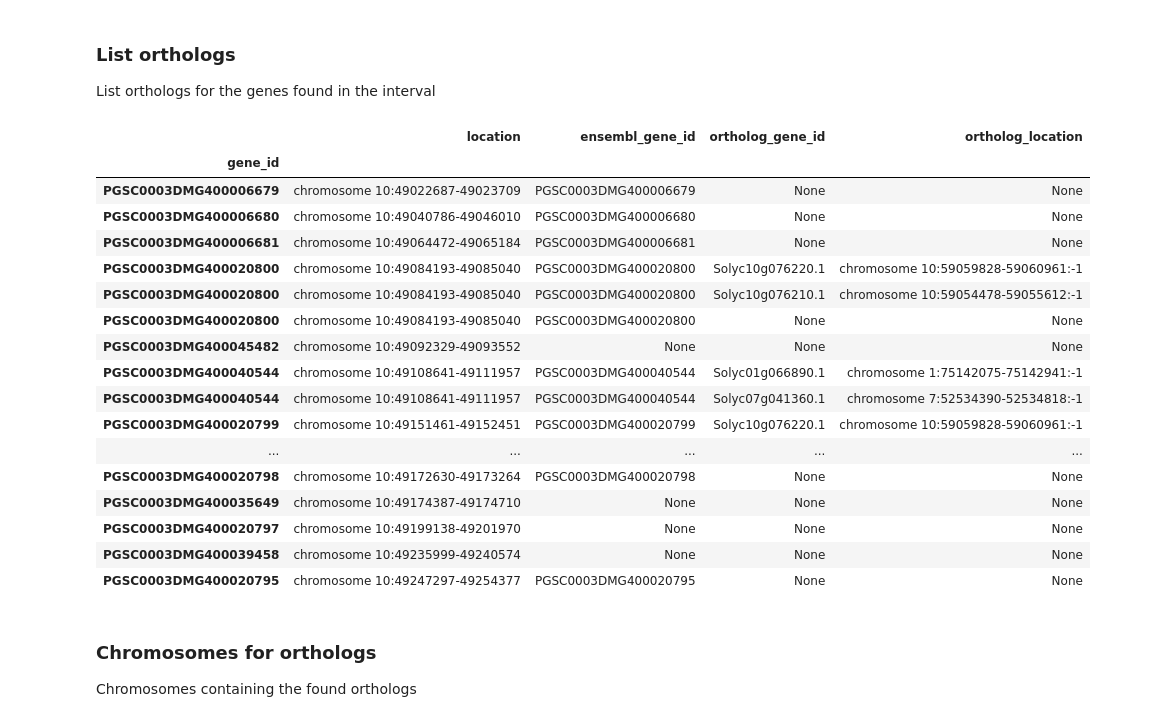
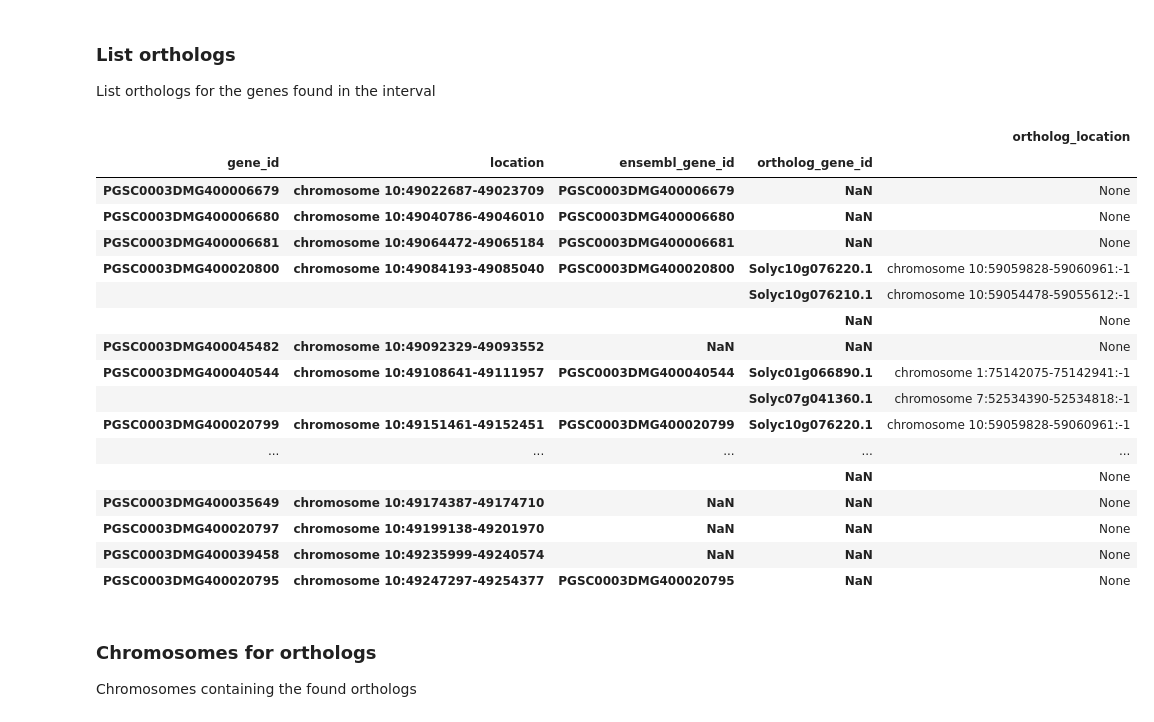
Before and after one commit to candYgene/queries, a Jupyter notebook: jupyter/QTL_fruitshape_orthologs.ipynb, the cells around one changed output. Saved outputs shown, nothing was run; the diff lists cells and outputs as text; code cells hidden in the pictures.

Commit message:
grouping in display

```diff
--- a/jupyter/QTL_fruitshape_orthologs.ipynb
+++ b/jupyter/QTL_fruitshape_orthologs.ipynb
@@ -127,27 +137,30 @@ display(genesT.groupby(["gene_id"]).agg(aggregations))
 # %% [markdown]
 ### List orthologs
 List orthologs for the genes found in the interval
-# %%
-display(genesP[["location","ensembl_gene_id","ortholog_gene_id","ortholog_location"]])
-# %% [output]
-|  | location | ensembl_gene_id | ortholog_gene_id | ortholog_location |
-| gene_id |  |  |  |  |
-| PGSC0003DMG400006679 | chromosome 10:49022687-49023709 | PGSC0003DMG400006679 | None | None |
-| PGSC0003DMG400006680 | chromosome 10:49040786-49046010 | PGSC0003DMG400006680 | None | None |
-| PGSC0003DMG400006681 | chromosome 10:49064472-49065184 | PGSC0003DMG400006681 | None | None |
-| PGSC0003DMG400020800 | chromosome 10:49084193-49085040 | PGSC0003DMG400020800 | Solyc10g076220.1 | chromosome 10:59059828-59060961:-1 |
-| PGSC0003DMG400020800 | chromosome 10:49084193-49085040 | PGSC0003DMG400020800 | Solyc10g076210.1 | chromosome 10:59054478-59055612:-1 |
-| PGSC0003DMG400020800 | chromosome 10:49084193-49085040 | PGSC0003DMG400020800 | None | None |
-| PGSC0003DMG400045482 | chromosome 10:49092329-49093552 | None | None | None |
-| PGSC0003DMG400040544 | chromosome 10:49108641-49111957 | PGSC0003DMG400040544 | Solyc01g066890.1 | chromosome 1:75142075-75142941:-1 |
-| PGSC0003DMG400040544 | chromosome 10:49108641-49111957 | PGSC0003DMG400040544 | Solyc07g041360.1 | chromosome 7:52534390-52534818:-1 |
-| PGSC0003DMG400020799 | chromosome 10:49151461-49152451 | PGSC0003DMG400020799 | Solyc10g076220.1 | chromosome 10:59059828-59060961:-1 |
-| ... | ... | ... | ... | ... |
-| PGSC0003DMG400020798 | chromosome 10:49172630-49173264 | PGSC0003DMG400020798 | None | None |
-| PGSC0003DMG400035649 | chromosome 10:49174387-49174710 | None | None | None |
-| PGSC0003DMG400020797 | chromosome 10:49199138-49201970 | None | None | None |
-| PGSC0003DMG400039458 | chromosome 10:49235999-49240574 | None | None | None |
-| PGSC0003DMG400020795 | chromosome 10:49247297-49254377 | PGSC0003DMG400020795 | None | None |
+# %%
+#display(genesP[["location","ensembl_gene_id","ortholog_gene_id","ortholog_location"]])
+import pandas as pd
+index=pd.MultiIndex.from_tuples([tuple(x) for x in genesP[["location","ensembl_gene_id", "ortholog_gene_id"]].to_records()], names=["gene_id", "location", "ensembl_gene_id", "ortholog_gene_id"])
+display(genesP.set_index(index)[["ortholog_location"]])
+# %% [output]
+|  |  |  |  | ortholog_location |
+| gene_id | location | ensembl_gene_id | ortholog_gene_id |  |
+| PGSC0003DMG400006679 | chromosome 10:49022687-49023709 | PGSC0003DMG400006679 | NaN | None |
+| PGSC0003DMG400006680 | chromosome 10:49040786-49046010 | PGSC0003DMG400006680 | NaN | None |
+| PGSC0003DMG400006681 | chromosome 10:49064472-49065184 | PGSC0003DMG400006681 | NaN | None |
+| PGSC0003DMG400020800 | chromosome 10:49084193-49085040 | PGSC0003DMG400020800 | Solyc10g076220.1 | chromosome 10:59059828-59060961:-1 |
+|  |  |  | Solyc10g076210.1 | chromosome 10:59054478-59055612:-1 |
+|  |  |  | NaN | None |
+| PGSC0003DMG400045482 | chromosome 10:49092329-49093552 | NaN | NaN | None |
+| PGSC0003DMG400040544 | chromosome 10:49108641-49111957 | PGSC0003DMG400040544 | Solyc01g066890.1 | chromosome 1:75142075-75142941:-1 |
+|  |  |  | Solyc07g041360.1 | chromosome 7:52534390-52534818:-1 |
+| PGSC0003DMG400020799 | chromosome 10:49151461-49152451 | PGSC0003DMG400020799 | Solyc10g076220.1 | chromosome 10:59059828-59060961:-1 |
+| ... | ... | ... | ... | ... |
+|  |  |  | NaN | None |
+| PGSC0003DMG400035649 | chromosome 10:49174387-49174710 | NaN | NaN | None |
+| PGSC0003DMG400020797 | chromosome 10:49199138-49201970 | NaN | NaN | None |
+| PGSC0003DMG400039458 | chromosome 10:49235999-49240574 | NaN | NaN | None |
+| PGSC0003DMG400020795 | chromosome 10:49247297-49254377 | PGSC0003DMG400020795 | NaN | None |
 # %% [markdown]
 ### Chromosomes for orthologs
 Chromosomes containing the found orthologs
```
Also changed, not shown: parts of 2 cells of this notebook.
